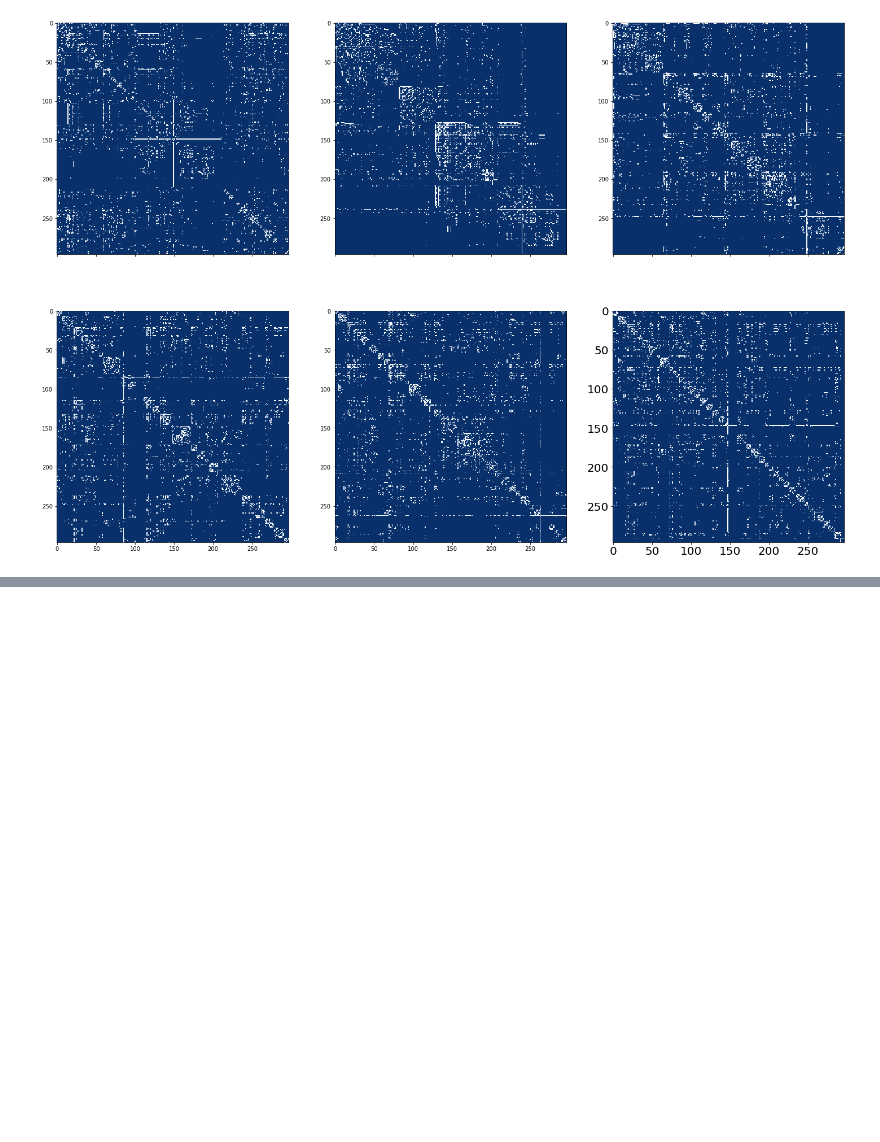
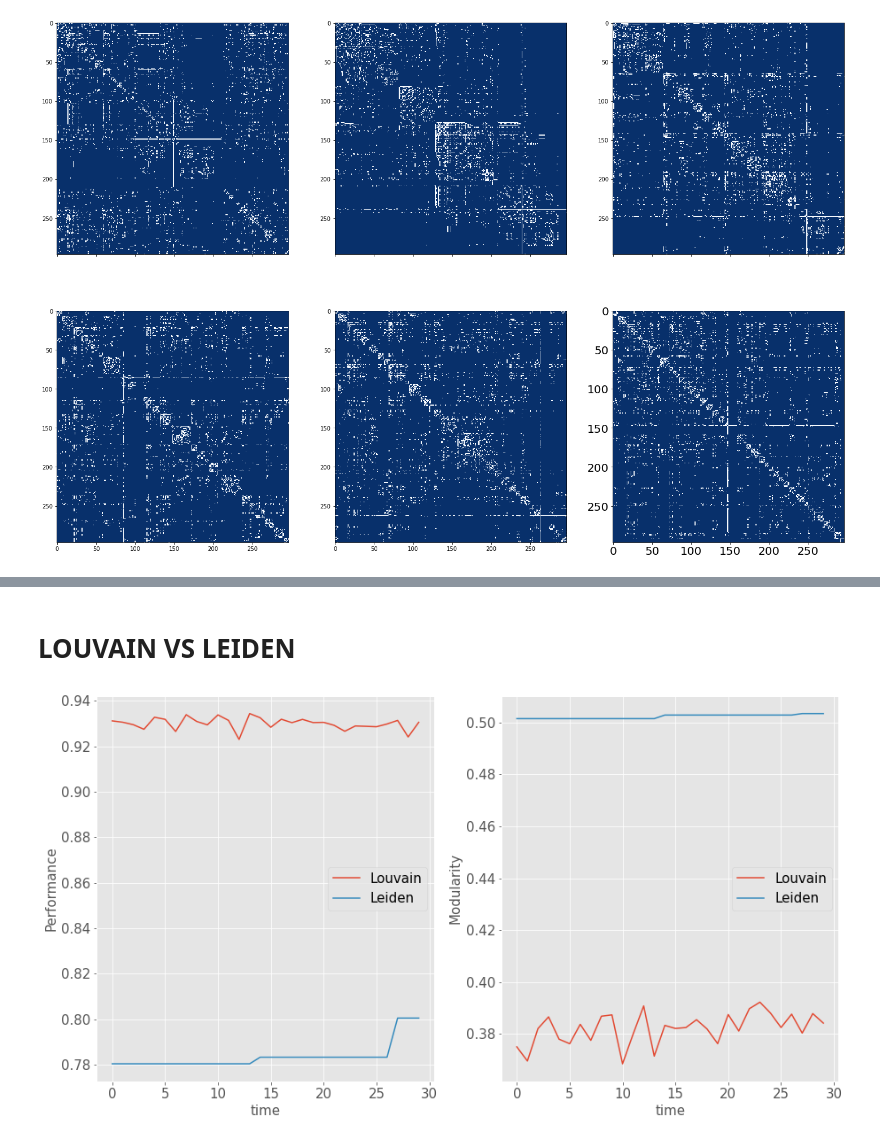
Before and after one commit to NwaObed/Network-Science, a Jupyter notebook: network_neuroscience.ipynb, the cells around one changed output, grey strips where cells are left out. Saved outputs shown, nothing was run; the diff lists cells and outputs as text; code cells hidden in the pictures; blank space fills up the shorter version.

Commit message:
igraph leiden

```diff
--- a/network_neuroscience.ipynb
+++ b/network_neuroscience.ipynb
@@ -420,0 +355,45 @@ community.modularity(part_louvain,G,weight='weight')
+# %% [markdown]
+# LOUVAIN VS LEIDEN
+# %%
+Lo = []; Le = [];#performance
+Lo_mod = []; Le_mod=[]#modularity
+nlo = []; nle=[]#Number of communities
+
+sim = range(30)
+for i in sim:
+    lo_com = algorithms.louvain(G,weight='weight',resolution=3.0).communities #Louvain community
+    le_com = algorithms.leiden(G,weights='weight').communities #Leiden community
+    nlo.append(len(lo_com)); nle.append(len(le_com))
+
+    #Performance
+    lo_per = nx.algorithms.community.quality.partition_quality(G,lo_com)[1]
+    le_per = nx.algorithms.community.quality.partition_quality(G,le_com)[1]
+
+    #Modularity
+    lo_mod = nx.algorithms.community.modularity(G,lo_com)
+    le_mod = nx.algorithms.community.modularity(G,le_com)
+
+    Lo.append(lo_per); Le.append(le_per)
+    Lo_mod.append(lo_mod); Le_mod.append(le_mod)
+
+
+plt.figure(figsize=(15,8))
+plt.subplot(121)
+plt.plot(Lo,label='Louvain')
+plt.plot(Le,label='Leiden')
+plt.xticks(fontsize='15');plt.yticks(fontsize='15')
+plt.xlabel('time',fontsize='15')
+plt.ylabel('Performance',fontsize='15')
+plt.legend(fontsize='15')
+
+plt.subplot(122)
+plt.xticks(fontsize='15');plt.yticks(fontsize='15')
+plt.plot(Lo_mod,label='Louvain')
+plt.plot(Le_mod,label='Leiden')
+plt.xlabel('time',fontsize='15')
+plt.ylabel('Modularity',fontsize='15')
+plt.legend(fontsize='15')
+
+plt.savefig('./Plots/louvainVSleiden.png')
+# %% [output]
+[figure, added]
```
Also changed, not shown: parts of 25 cells of this notebook, 1 other file.
